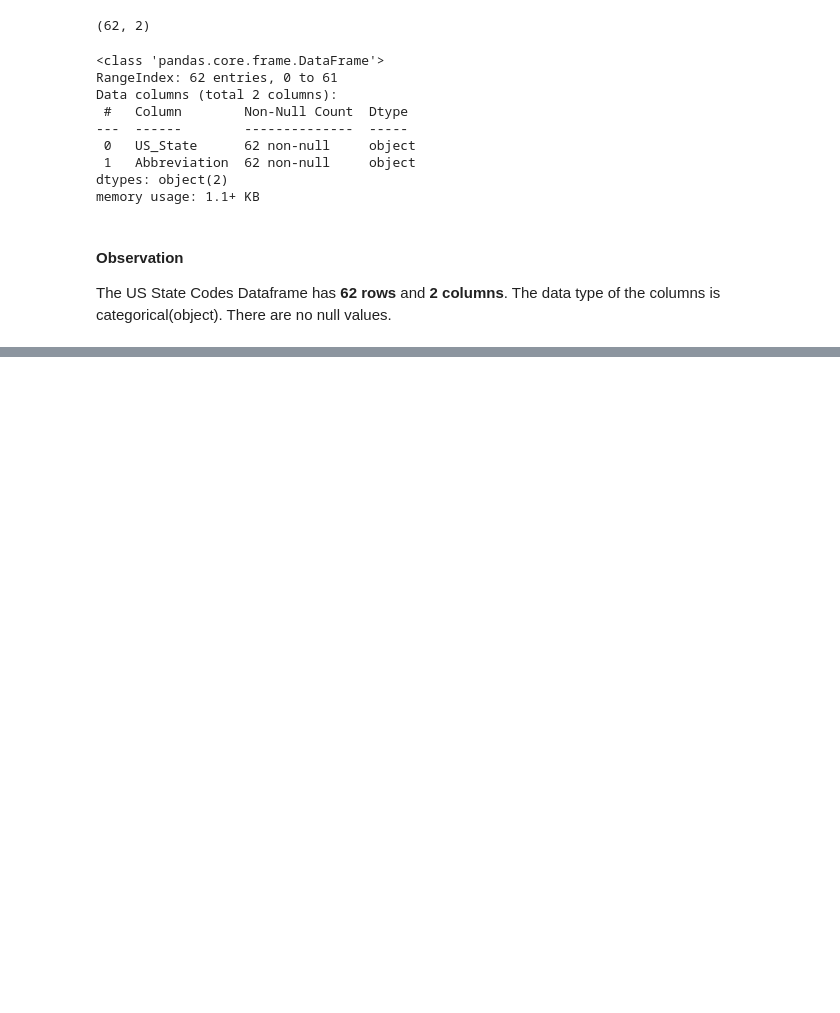
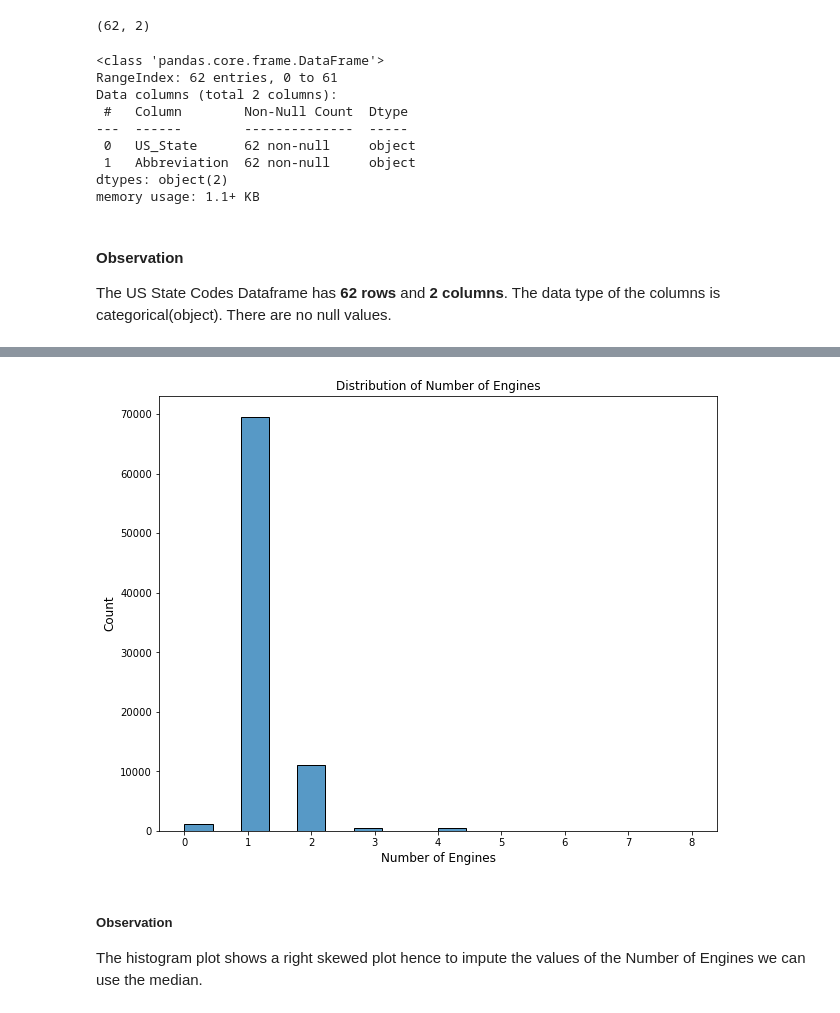
Before and after one commit to HuldahCR/Aircraft-Risk-Assessment-Phase-One-Project, a Jupyter notebook: Draft_Risk_Assessment.ipynb, the cells around one changed output, grey strips where cells are left out. Cells and saved outputs as stored; diff of their text form; code cells hidden in the pictures; blank space fills up the shorter version.

Commit message:
dealing with missing values in the numerical variables

```diff
--- a/Draft_Risk_Assessment.ipynb
+++ b/Draft_Risk_Assessment.ipynb
@@ -238,0 +242,6 @@ The US State Codes Dataframe has **62 rows** and **2 columns**. The data type of
+# %%
+#create a copy of the original aviation_df for cleaning
+aviation_df1 = aviation_df.copy(deep=True)
+
+#check the first 5 rows
+aviation_df1.head()
@@ -238,0 +272,4 @@ The US State Codes Dataframe has **62 rows** and **2 columns**. The data type of
+# %%
+#change the "." separator to "_" in the columns
+aviation_df1.columns = aviation_df1.columns.str.replace('.', '_')
+aviation_df1.columns
@@ -238,0 +312,7 @@ The US State Codes Dataframe has **62 rows** and **2 columns**. The data type of
+# %%
+#converting to datetime datatype
+aviation_df1['Event_Date'] = pd.to_datetime(aviation_df1['Event_Date'].str.strip('-'))
+aviation_df1['Publication_Date'] = pd.to_datetime(aviation_df1['Publication_Date'].str.strip('-'))
+
+#check if the Event Date and Publication Date have been converted to datetime datatype
+aviation_df1.dtypes
@@ -238,0 +348,6 @@ The US State Codes Dataframe has **62 rows** and **2 columns**. The data type of
+# %%
+#we can create a new column of year
+aviation_df1['Event_Year'] = aviation_df1['Event_Date'].dt.year
+
+#check the first five rows
+aviation_df1.head()
@@ -238,0 +406,14 @@ The US State Codes Dataframe has **62 rows** and **2 columns**. The data type of
+# %%
+#visualise the histogram for Number of Engines
+fig,ax = plt.subplots(figsize=(10,8))
+sns.histplot(aviation_df1.Number_of_Engines)
+plt.xlabel('Number of Engines', fontsize=12)
+plt.ylabel('Count', fontsize=12)
+plt.title('Distribution of Number of Engines', fontsize=12)
+plt.show()
+# %% [output]
+[figure, added]
+# %% [markdown]
+##### Observation
+
+The histogram plot shows a right skewed plot hence to impute the values of the Number of Engines we can use the median.
```
Also changed, not shown: parts of 44 cells of this notebook.
